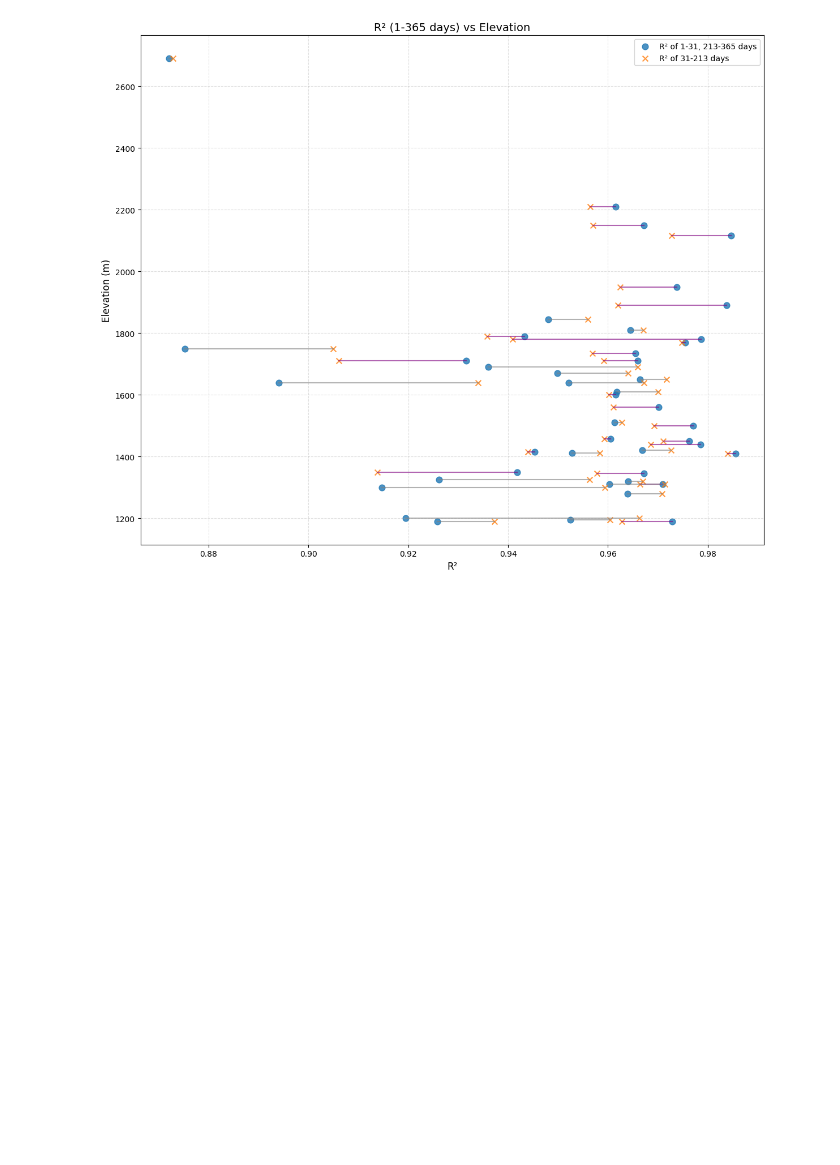
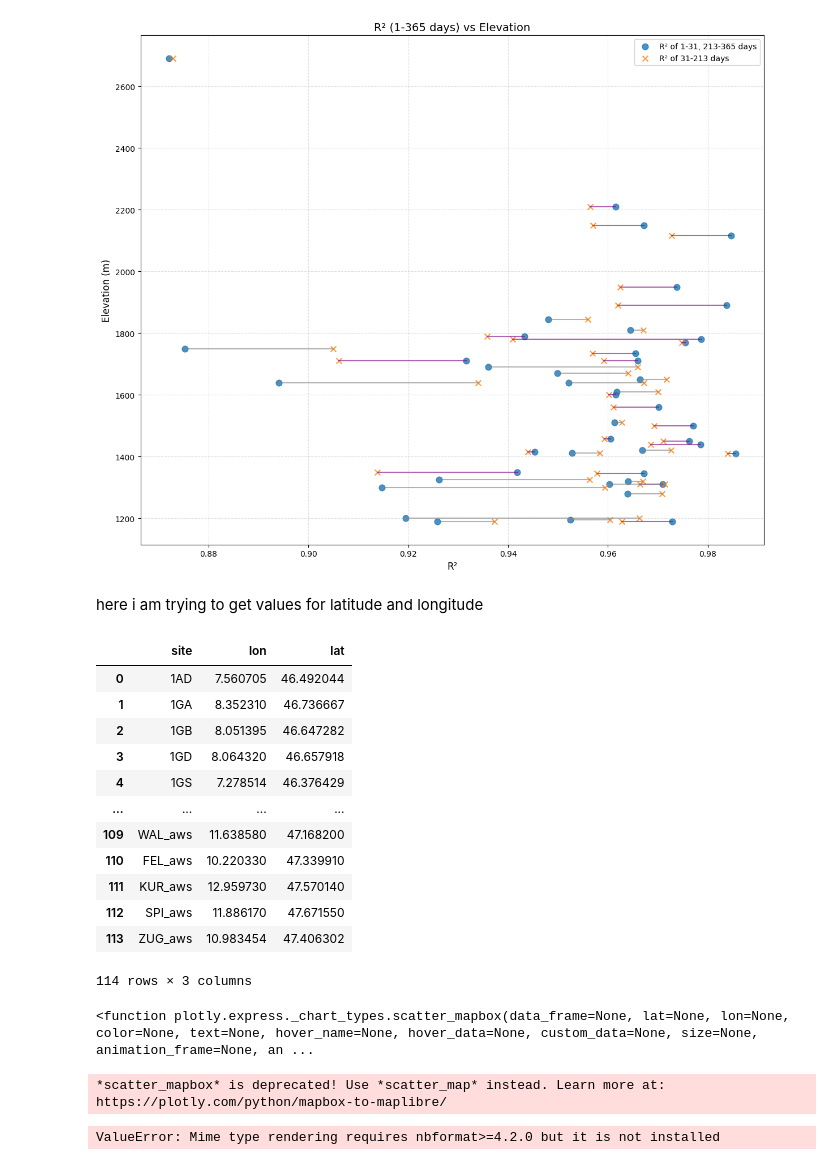
Before and after one commit to Aqsa48/snow-project, a Jupyter notebook: elevation.ipynb, the cells around one changed output. Cells and saved outputs as stored; diff of their text form; code cells hidden in the pictures; blank space fills up the shorter version.

```diff
--- a/elevation.ipynb
+++ b/elevation.ipynb
@@ -210,3 +210,27 @@ plt.savefig("R2_days_vs_Elevation.png", dpi=500, bbox_inches='tight')
 plt.show()
 # %% [output]
 [figure]
+# %% [markdown]
+here i am trying to get values for latitude and longitude
+# %%
+df_months.head(2)
+df_elvation.head(2)
+df_lat_lon= df_elvation[['site_id','lon_[wgs84]','lat_[wgs84]']].rename(columns={'site_id': 'site','lon_[wgs84]':'lon',
+                                                                          'lat_[wgs84]':'lat'})
+# print(df_months)
+
+df_lat_lon
+# %% [output]
+|  | site | lon | lat |
+| 0 | 1AD | 7.560705 | 46.492044 |
+| 1 | 1GA | 8.352310 | 46.736667 |
+| 2 | 1GB | 8.051395 | 46.647282 |
+| 3 | 1GD | 8.064320 | 46.657918 |
+| 4 | 1GS | 7.278514 | 46.376429 |
+| ... | ... | ... | ... |
+| 109 | WAL_aws | 11.638580 | 47.168200 |
+| 110 | FEL_aws | 10.220330 | 47.339910 |
+| 111 | KUR_aws | 12.959730 | 47.570140 |
+| 112 | SPI_aws | 11.886170 | 47.671550 |
+| 113 | ZUG_aws | 10.983454 | 47.406302 |
+114 rows × 3 columns
@@ -212,0 +272,41 @@ plt.show()
+# %%
+px.scatter_mapbox
+# %% [output]
+<function plotly.express._chart_types.scatter_mapbox(data_frame=None, lat=None, lon=None, color=None, text=None, hover_name=None, hover_data=None, custom_data=None, size=None, animation_frame=None, an ...
+# %%
+# Heatmap for R2_Snow
+fig_snow = px.scatter_mapbox(
+    df_heatmap,
+    lat="lat",
+    lon="lon",
+    color="R2_Snow",
+    size="R2_Snow",
+    hover_name="site_id",
+    hover_data={"lon": True, "lat": True, "R2_Snow": True},
+    color_continuous_scale="Viridis",
+    size_max=15,
+    zoom=6,
+    mapbox_style="carto-positron"
+)
+
+fig_snow.update_layout(title="Heatmap of R2_Snow")
+fig_snow.show()
+# Heatmap for R2_No_Snow
+fig_no_snow = px.scatter_mapbox(
+    df_heatmap,
+    lat="lat",
+    lon="lon",
+    color="R2_No_Snow",
+    size="R2_No_Snow",
+    hover_name="site_id",
+    hover_data={"lon": True, "lat": True, "R2_No_Snow": True},
+    color_continuous_scale="Plasma",
+    size_max=15,
+    zoom=6,
+    mapbox_style="carto-positron"
+)
+fig_no_snow.update_layout(title="Heatmap of R2_No_Snow")
+fig_no_snow.show()
+# %% [output]
+*scatter_mapbox* is deprecated! Use *scatter_map* instead. Learn more at: https://plotly.com/python/mapbox-to-maplibre/
+ValueError: Mime type rendering requires nbformat>=4.2.0 but it is not installed
```
Also changed, not shown: parts of 5 cells of this notebook.
